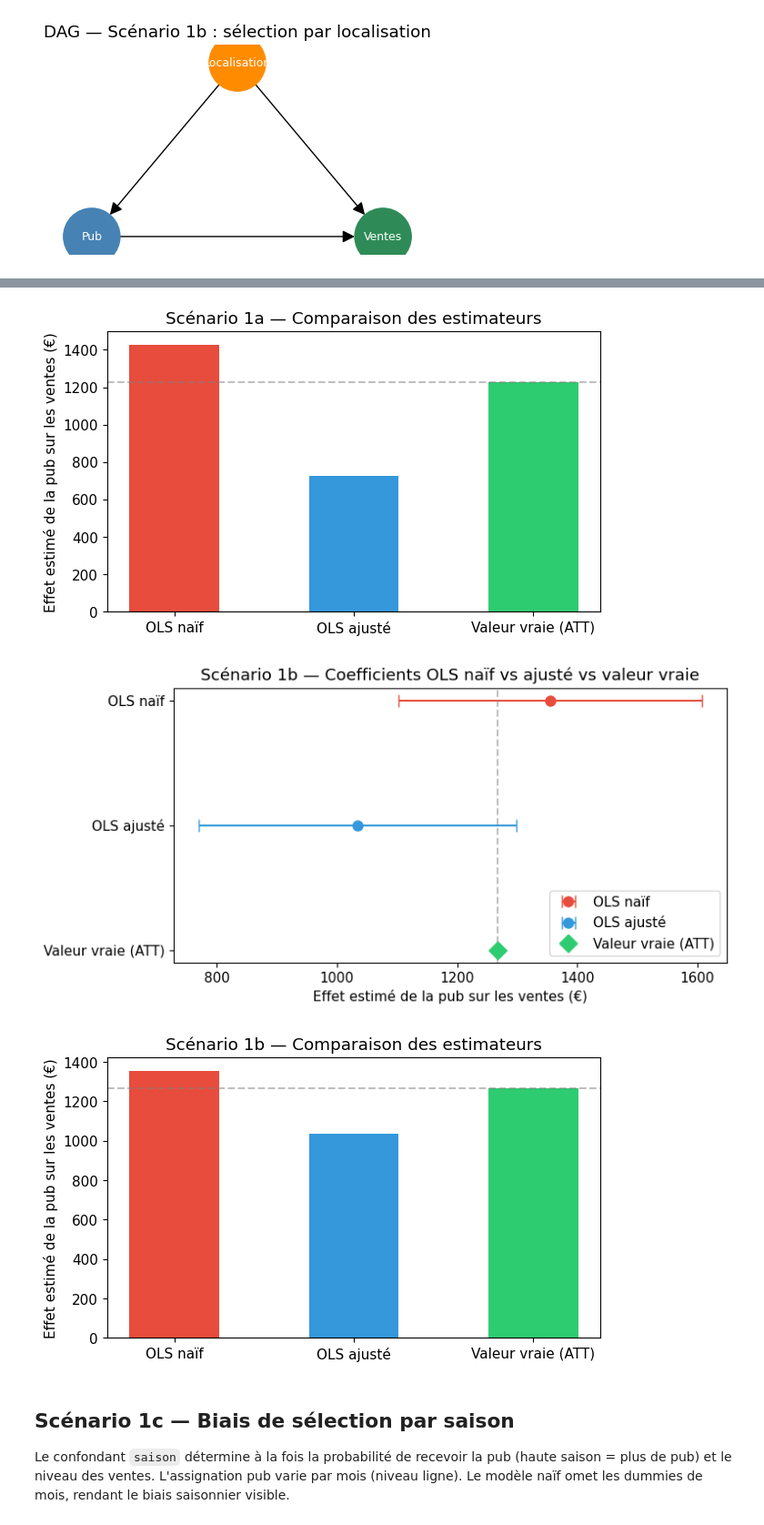
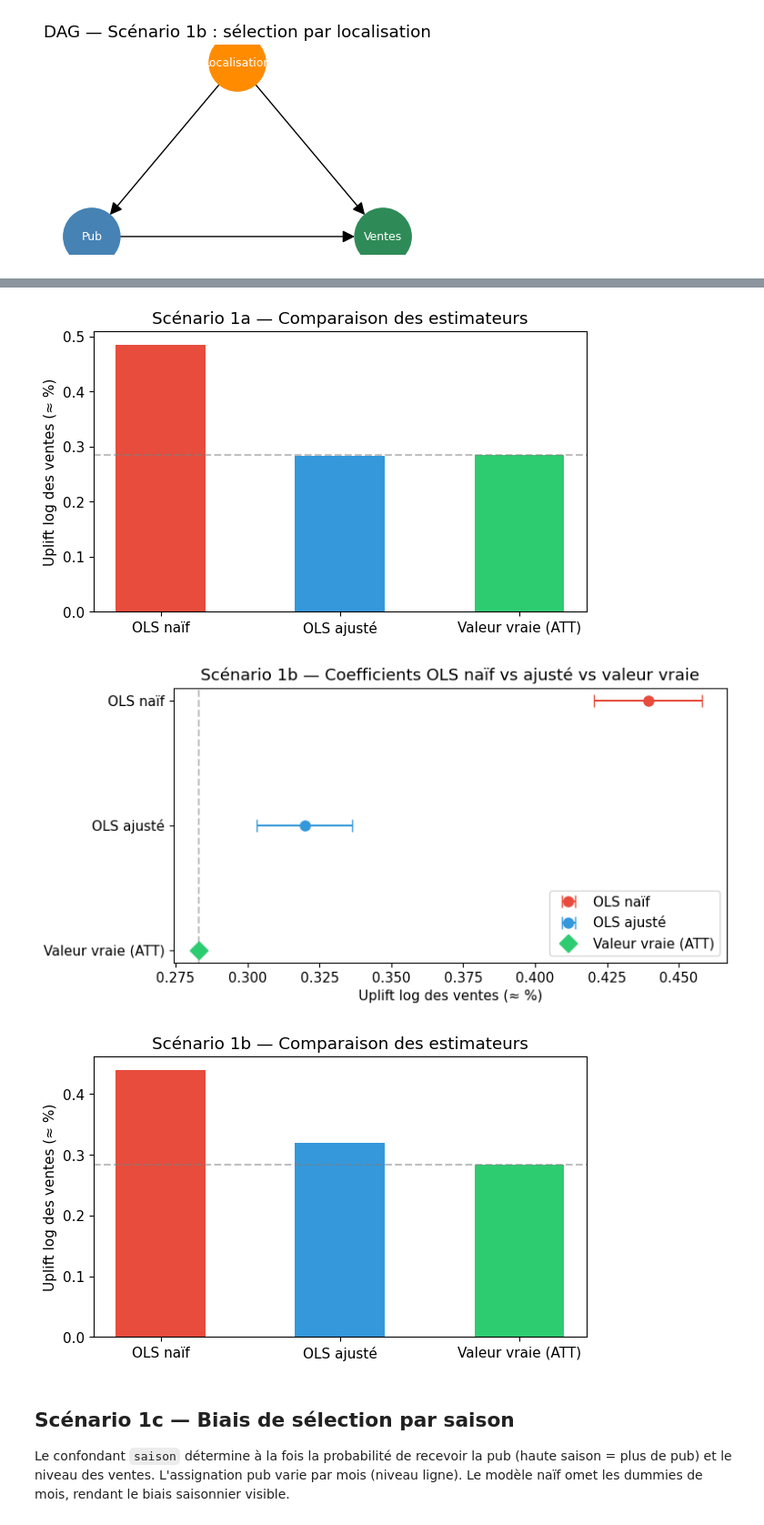
Before and after one commit to etirouthier/formation_causalite, a Jupyter notebook: formation_causalite.ipynb, the cells around one changed output, grey strips where cells are left out. Shown at 91% size. Cells and saved outputs as stored; diff of their text form; code cells hidden in the pictures.

```diff
--- a/formation_causalite.ipynb
+++ b/formation_causalite.ipynb
@@ -28,8 +28,8 @@ N_GRAND  = 500
 P_BASE_VISITE  = 0.25
 EFFET_URBAIN   = 0.20
 EFFET_EQUIPE   = 0.20
-EFFET_SAISON   = {1: -0.01, 2: -0.01, 3: 0.0, 4: 0.01, 5: 0.02, 6: 0.02,
-                   7: 0.02, 8: 0.01, 9: 0.0, 10: -0.01, 11: 0.01, 12: 0.02}
+EFFET_SAISON   = {1: -0.04, 2: -0.04, 3: 0.0, 4: 0.04, 5: 0.08, 6: 0.08,
+                   7: 0.08, 8: 0.04, 9: 0.0, 10: -0.04, 11: 0.04, 12: 0.08}
 
 EFFET_PUB_VISITES = 0.10
 EFFET_PUB_PANIER  = 0.10
@@ -490,6 +494,7 @@ stores_1b['pub'] = rng_sc1b.binomial(1, probs_1b)
 # Merge vers le panel complet + calcul des outcomes observés
 df_sc1b = base_df.merge(stores_1b[['magasin_id', 'pub']], on='magasin_id')
 df_sc1b = compute_outcomes(df_sc1b, PARAMS, rng_sc1b)
+df_sc1b['log_rev_int'] = np.log(df_sc1b['ventes'] / df_sc1b['n_potentiel'])
 
 # Calcul ATT contrefactuel
 treated_ids_1b = stores_1b[stores_1b['pub'] == 1]['magasin_id'].values
@@ -498,16 +503,19 @@ rng_cf_1b = np.random.default_rng(SEED + 21)
 df_cf_1b = df_treated_1b.copy()
 df_cf_1b['pub'] = 0
 df_cf_1b = compute_outcomes(df_cf_1b, PARAMS, rng_cf_1b)
-att_1b = (df_treated_1b['ventes'].values - df_cf_1b['ventes'].values).mean()
+df_cf_1b['log_rev_int'] = np.log(df_cf_1b['ventes'] / df_cf_1b['n_potentiel'])
+log_Y1_treated = np.log(df_treated_1b['ventes'] / df_treated_1b['n_potentiel'])
+log_Y0_cf = np.log(df_cf_1b['ventes'] / df_cf_1b['n_potentiel'])
+att_1b_log = (log_Y1_treated - log_Y0_cf).mean()
 
 # OLS naïf : contrôle la saisonnalité mais PAS le confondant urbain
-model_naive_1b = smf.ols('ventes ~ pub + C(mois)', data=df_sc1b).fit()
+model_naive_1b = smf.ols('log_rev_int ~ pub + C(mois)', data=df_sc1b).fit()
 # OLS ajusté : contrôle urbain et la saisonnalité
-model_adj_1b   = smf.ols('ventes ~ pub + urbain + C(mois)', data=df_sc1b).fit()
+model_adj_1b   = smf.ols('log_rev_int ~ pub + urbain + C(mois)', data=df_sc1b).fit()
 
 # Export CSV
 df_sc1b.to_csv('data/sc1b_selection_urbain.csv', index=False)
 print(f"Sc1b — Traités: {len(treated_ids_1b)}/200 magasins")
-print(f"Sc1b — ATT: {att_1b:.1f} €  |  OLS naïf: {model_naive_1b.params['pub']:.1f} €  |  OLS ajusté: {model_adj_1b.params['pub']:.1f} €")
+print(f"Sc1b — ATT: {att_1b_log*100:.1f}%  |  OLS naïf: {model_naive_1b.params['pub']*100:.1f}%  |  OLS ajusté: {model_adj_1b.params['pub']*100:.1f}%")
 # %% [output]
 Sc1b — Traités: 86/200 magasins
@@ -585,19 +593,19 @@ plt.show()
 
 fig, ax = plt.subplots(figsize=(7, 4))
 labels_1a = ['OLS naïf', 'OLS ajusté', 'Valeur vraie (ATT)']
-values_1a = [coef_naive_1a, coef_adj_1a, att_1a]
+values_1a = [coef_naive_1a, coef_adj_1a, att_1a_log]
 colors_est = ['#e74c3c', '#3498db', '#2ecc71']
 
 ax.bar(range(len(labels_1a)), values_1a, color=colors_est, width=0.5)
 ax.set_xticks(range(len(labels_1a)))
 ax.set_xticklabels(labels_1a)
-ax.set_ylabel('Effet estimé de la pub sur les ventes (€)')
+ax.set_ylabel('Uplift log des ventes (≈ %)')
 ax.set_title('Scénario 1a — Comparaison des estimateurs')
-ax.axhline(y=att_1a, color='gray', linestyle='--', alpha=0.5)
+ax.axhline(y=att_1a_log, color='gray', linestyle='--', alpha=0.5)
 fig.savefig('figures/sc1a_bar.png', dpi=150, bbox_inches='tight')
 plt.show()
 # %% [output]
-[figure, old version]
+[figure, new version]
 # %%
 # ─────────────────────────────────────────────
 # Figure coefficient plot — Scénario 1b
@@ -626,36 +634,36 @@ ax.errorbar(coef_naive_1b, 2, xerr=xerr_naive_1b, fmt='o', capsize=5,
             color='#e74c3c', label='OLS naïf', markersize=8)
 ax.errorbar(coef_adj_1b, 1, xerr=xerr_adj_1b, fmt='o', capsize=5,
             color='#3498db', label='OLS ajusté', markersize=8)
-ax.errorbar(att_1b, 0, fmt='D', color='#2ecc71', label='Valeur vraie (ATT)', markersize=10)
-ax.axvline(x=att_1b, color='gray', linestyle='--', alpha=0.5)
+ax.errorbar(att_1b_log, 0, fmt='D', color='#2ecc71', label='Valeur vraie (ATT)', markersize=10)
+ax.axvline(x=att_1b_log, color='gray', linestyle='--', alpha=0.5)
 ax.set_yticks(y_pos_1b)
 ax.set_yticklabels(estimators_1b)
-ax.set_xlabel('Effet estimé de la pub sur les ventes (€)')
+ax.set_xlabel('Uplift log des ventes (≈ %)')
 ax.set_title('Scénario 1b — Coefficients OLS naïf vs ajusté vs valeur vraie')
 ax.legend(loc='lower right')
 fig.savefig('figures/sc1b_coeff.png', dpi=150, bbox_inches='tight')
 plt.show()
 # %% [output]
-[figure, old version]
+[figure, new version]
 # %%
 # ─────────────────────────────────────────────
 # Figure bar chart — Scénario 1b
 # ─────────────────────────────────────────────
 
 fig, ax = plt.subplots(figsize=(7, 4))
 labels_1b = ['OLS naïf', 'OLS ajusté', 'Valeur vraie (ATT)']
-values_1b = [coef_naive_1b, coef_adj_1b, att_1b]
+values_1b = [coef_naive_1b, coef_adj_1b, att_1b_log]
 
 ax.bar(range(len(labels_1b)), values_1b, color=colors_est, width=0.5)
 ax.set_xticks(range(len(labels_1b)))
 ax.set_xticklabels(labels_1b)
-ax.set_ylabel('Effet estimé de la pub sur les ventes (€)')
+ax.set_ylabel('Uplift log des ventes (≈ %)')
 ax.set_title('Scénario 1b — Comparaison des estimateurs')
-ax.axhline(y=att_1b, color='gray', linestyle='--', alpha=0.5)
+ax.axhline(y=att_1b_log, color='gray', linestyle='--', alpha=0.5)
 fig.savefig('figures/sc1b_bar.png', dpi=150, bbox_inches='tight')
 plt.show()
 # %% [output]
-[figure, old version]
+[figure, new version]
 # %% [markdown]
 ## Scénario 1c — Biais de sélection par saison
 
```
Also changed, not shown: parts of 12 cells of this notebook, 9 other files.
